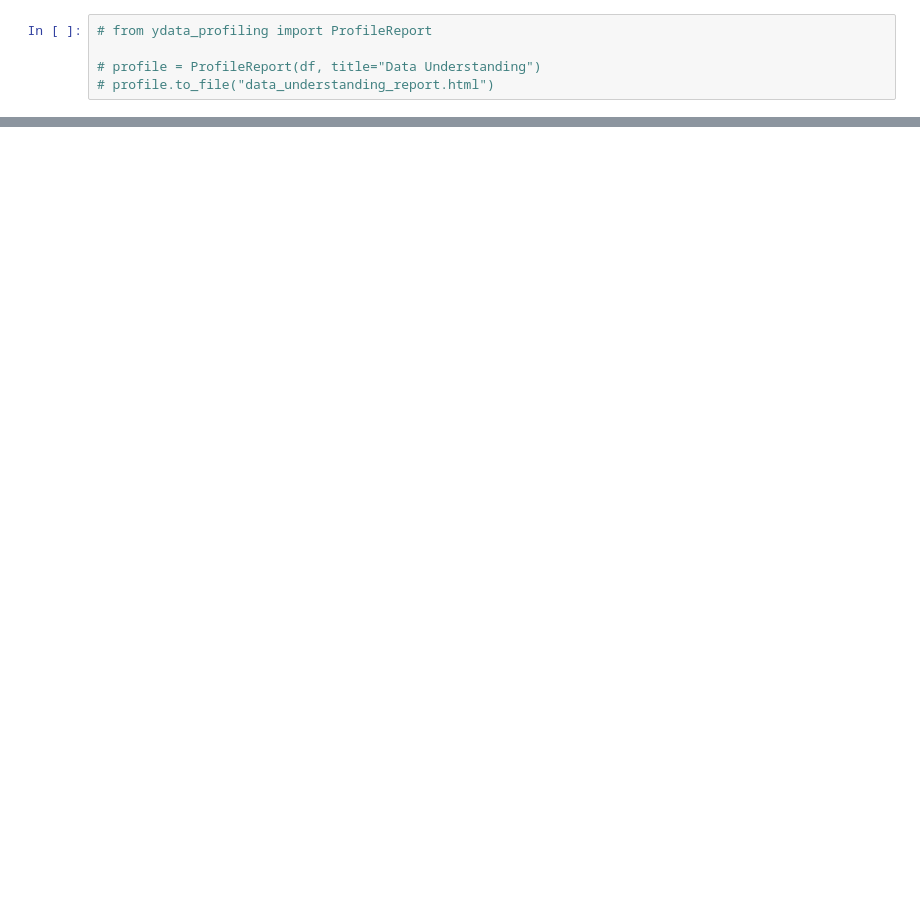
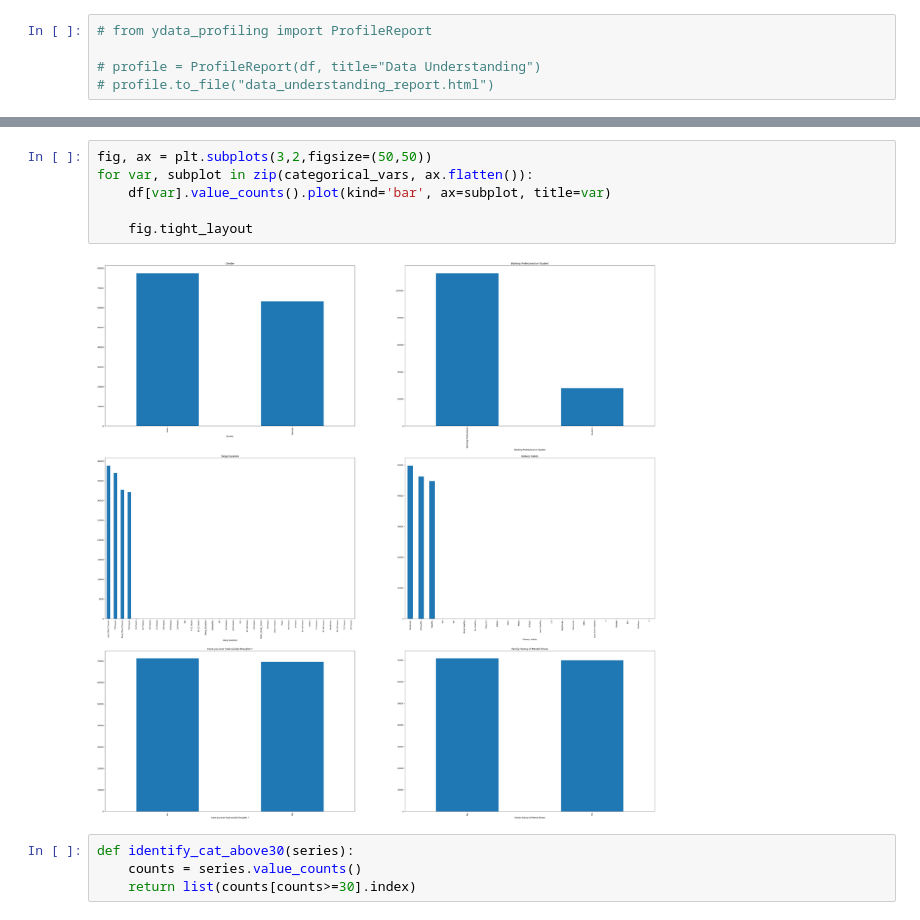
Before and after one commit to fritzkmanurung/psycheck, a Jupyter notebook: Application/code.ipynb, the cells around one changed output, grey strips where cells are left out. Saved outputs shown, nothing was run; the diff lists cells and outputs as text; blank space fills up the shorter version.

```diff
--- a/Application/code.ipynb
+++ b/Application/code.ipynb
@@ -57,0 +116,12 @@ dtype: int64
+# %%
+fig, ax = plt.subplots(3,2,figsize=(50,50))
+for var, subplot in zip(categorical_vars, ax.flatten()):
+    df[var].value_counts().plot(kind='bar', ax=subplot, title=var)
+
+    fig.tight_layout
+# %% [output]
+[figure, added]
+# %%
+def identify_cat_above30(series):
+    counts = series.value_counts()
+    return list(counts[counts>=30].index)
```
Also changed, not shown: parts of 21 cells of this notebook, 1 other file.
